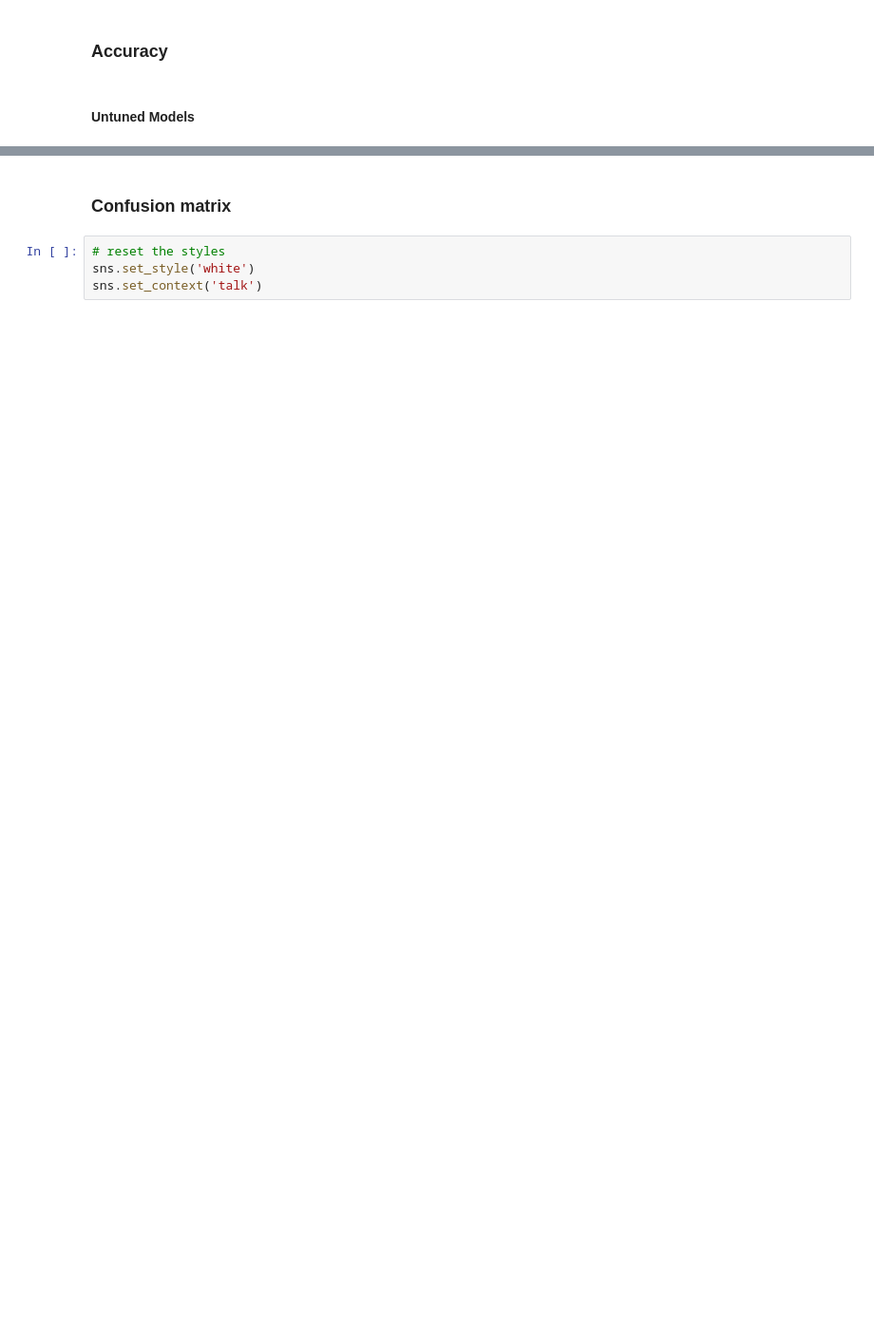
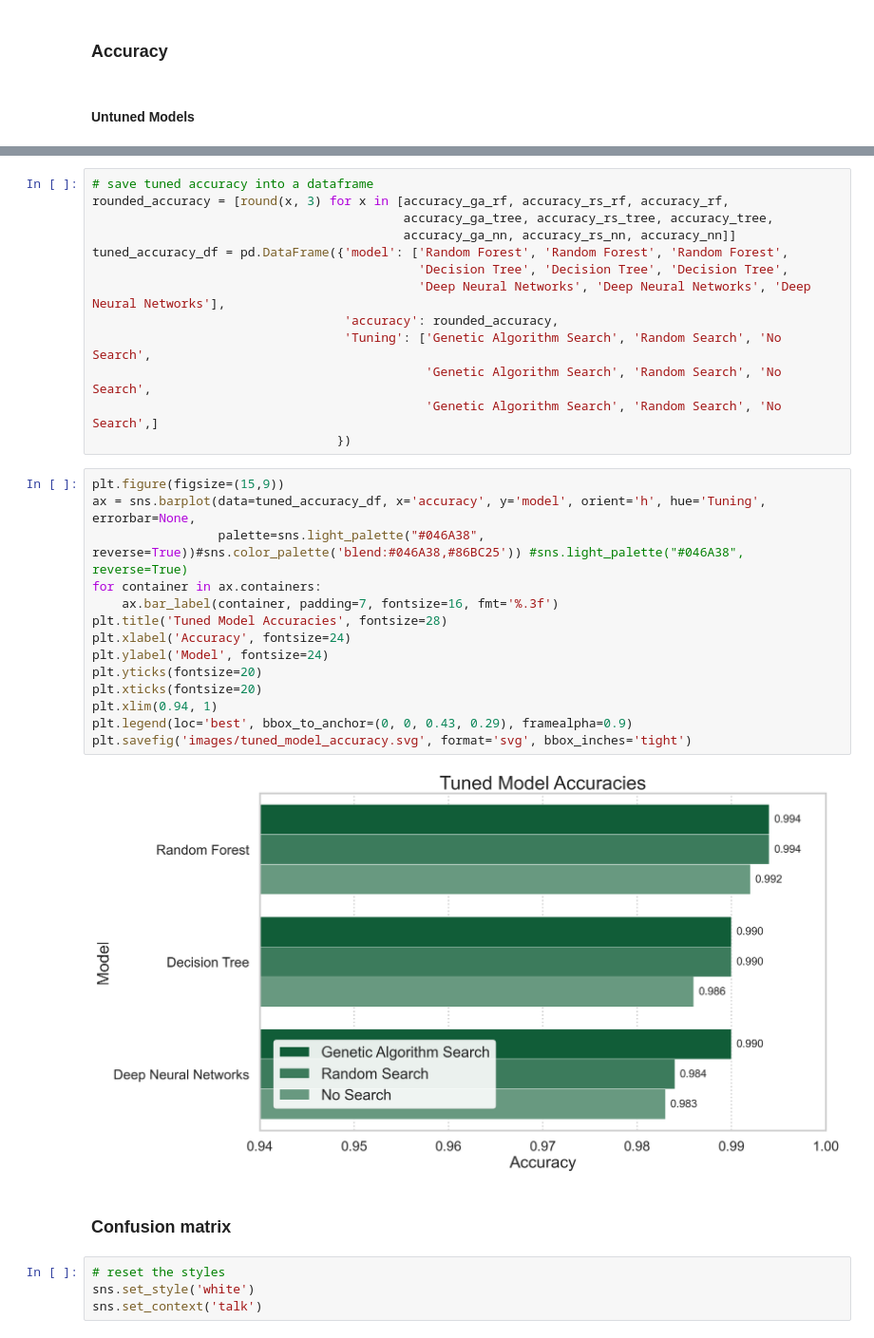
Before and after one commit to ToluAkinlabi/capstone_project_2, a Jupyter notebook: Solution.ipynb, the cells around one changed output, grey strips where cells are left out. Shown at 95% size. Drawn from its saved outputs; the diff is of its cells as text; blank space fills up the shorter version.

```diff
--- a/Solution.ipynb
+++ b/Solution.ipynb
@@ -861,3 +842,32 @@ Passing `palette` without assigning `hue` is deprecated and will be removed in v
+# %%
+# save tuned accuracy into a dataframe
+rounded_accuracy = [round(x, 3) for x in [accuracy_ga_rf, accuracy_rs_rf, accuracy_rf,
+                                          accuracy_ga_tree, accuracy_rs_tree, accuracy_tree,
+                                          accuracy_ga_nn, accuracy_rs_nn, accuracy_nn]]
+tuned_accuracy_df = pd.DataFrame({'model': ['Random Forest', 'Random Forest', 'Random Forest',
+                                            'Decision Tree', 'Decision Tree', 'Decision Tree',
+                                            'Deep Neural Networks', 'Deep Neural Networks', 'Deep Neural Networks'],
+                                  'accuracy': rounded_accuracy,
+                                  'Tuning': ['Genetic Algorithm Search', 'Random Search', 'No Search',
+                                             'Genetic Algorithm Search', 'Random Search', 'No Search',
+                                             'Genetic Algorithm Search', 'Random Search', 'No Search',]
+                                 })
+# %%
+plt.figure(figsize=(15,9))
+ax = sns.barplot(data=tuned_accuracy_df, x='accuracy', y='model', orient='h', hue='Tuning', errorbar=None,
+                 palette=sns.light_palette("#046A38", reverse=True))#sns.color_palette('blend:#046A38,#86BC25')) #sns.light_palette("#046A38", reverse=True)
+for container in ax.containers:
+    ax.bar_label(container, padding=7, fontsize=16, fmt='%.3f')
+plt.title('Tuned Model Accuracies', fontsize=28)
+plt.xlabel('Accuracy', fontsize=24)
+plt.ylabel('Model', fontsize=24)
+plt.yticks(fontsize=20)
+plt.xticks(fontsize=20)
+plt.xlim(0.94, 1)
+plt.legend(loc='best', bbox_to_anchor=(0, 0, 0.43, 0.29), framealpha=0.9)
+plt.savefig('images/tuned_model_accuracy.svg', format='svg', bbox_inches='tight')
+# %% [output]
+[figure, added]
 # %% [markdown]
 ### Confusion matrix
 # %%
```
Also changed, not shown: parts of 32 cells of this notebook, 5 other files.
